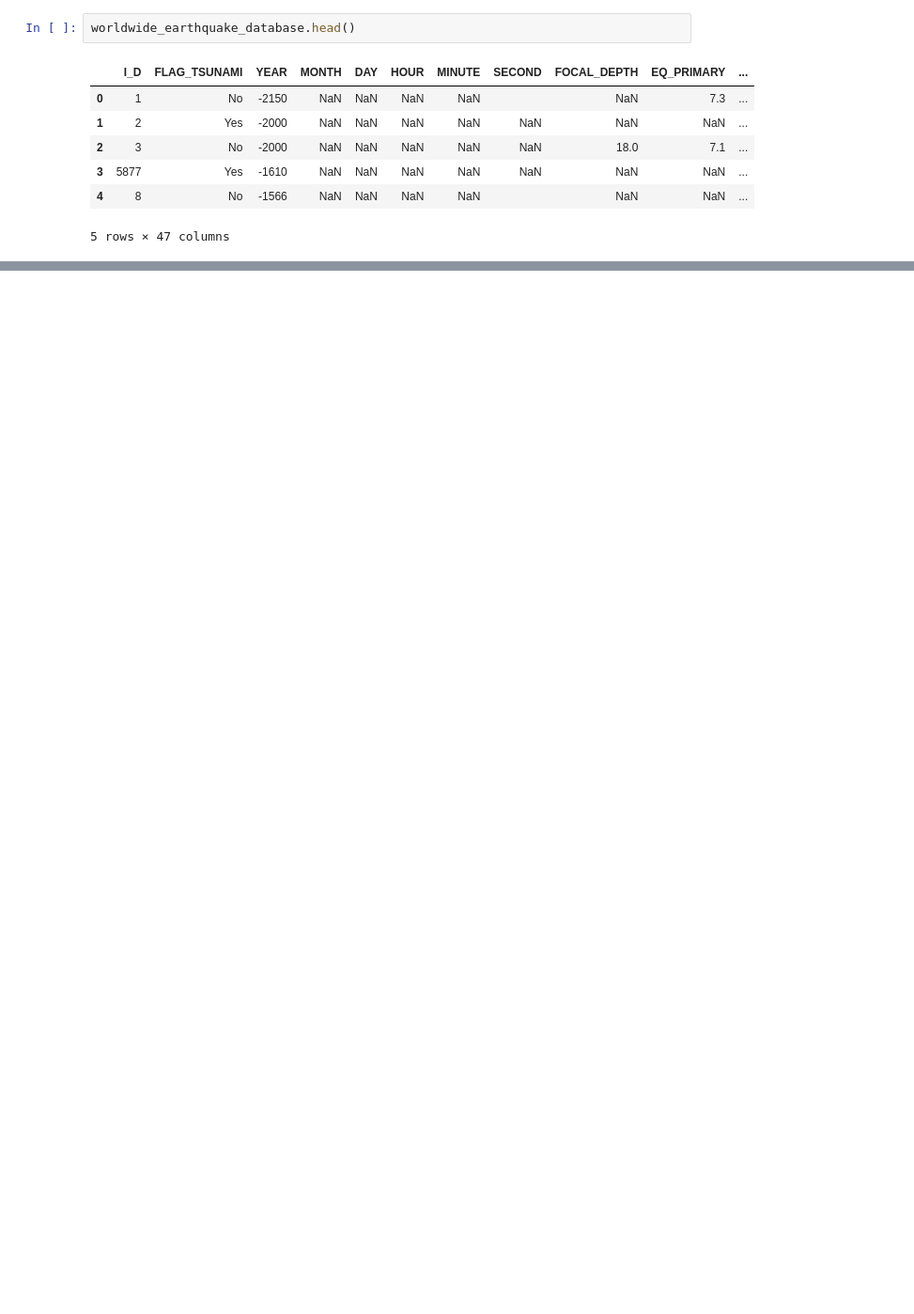
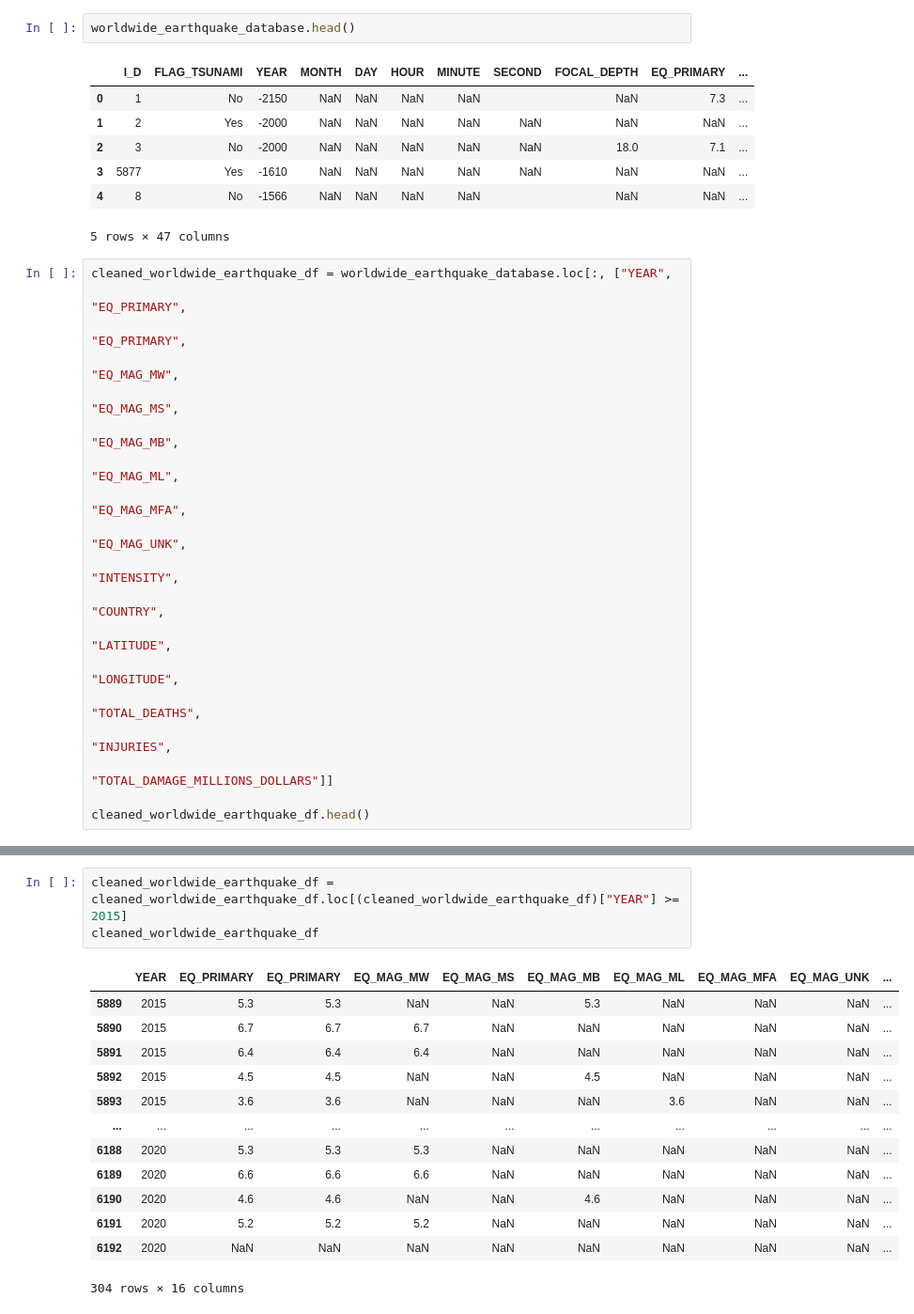
Before and after one commit to macadyls/Natural-Disaster-Support-ETL, a Jupyter notebook: data_cleaning.ipynb, the cells around one changed output, grey strips where cells are left out. Shown: that part at 94% size. Saved outputs shown, nothing was run; the diff lists cells and outputs as text; blank space fills up the shorter version.

```diff
--- a/data_cleaning.ipynb
+++ b/data_cleaning.ipynb
@@ -28,3 +72,22 @@ worldwide_earthquake_database.head()
 | 3 | 5877 | Yes | -1610 | NaN | NaN | NaN | NaN | NaN | NaN | NaN | ... |
 | 4 | 8 | No | -1566 | NaN | NaN | NaN | NaN |  | NaN | NaN | ... |
 5 rows × 47 columns
+# %%
+cleaned_worldwide_earthquake_df = worldwide_earthquake_database.loc[:, ["YEAR",
+                                                                        "EQ_PRIMARY",
+                                                                        "EQ_PRIMARY",
+                                                                        "EQ_MAG_MW",
+                                                                        "EQ_MAG_MS",
+                                                                        "EQ_MAG_MB",
+                                                                        "EQ_MAG_ML",
+                                                                        "EQ_MAG_MFA",
+                                                                        "EQ_MAG_UNK",
+                                                                        "INTENSITY",
+                                                                        "COUNTRY",
+                                                                        "LATITUDE",
+                                                                        "LONGITUDE",
+                                                                        "TOTAL_DEATHS",
+                                                                        "INJURIES",
+                                                                        "TOTAL_DAMAGE_MILLIONS_DOLLARS"]]
+
+cleaned_worldwide_earthquake_df.head()
@@ -30,0 +101,17 @@ worldwide_earthquake_database.head()
+# %%
+cleaned_worldwide_earthquake_df = cleaned_worldwide_earthquake_df.loc[(cleaned_worldwide_earthquake_df)["YEAR"] >= 2015]
+cleaned_worldwide_earthquake_df
+# %% [output]
+|  | YEAR | EQ_PRIMARY | EQ_PRIMARY | EQ_MAG_MW | EQ_MAG_MS | EQ_MAG_MB | EQ_MAG_ML | EQ_MAG_MFA | EQ_MAG_UNK | ... |
+| 5889 | 2015 | 5.3 | 5.3 | NaN | NaN | 5.3 | NaN | NaN | NaN | ... |
+| 5890 | 2015 | 6.7 | 6.7 | 6.7 | NaN | NaN | NaN | NaN | NaN | ... |
+| 5891 | 2015 | 6.4 | 6.4 | 6.4 | NaN | NaN | NaN | NaN | NaN | ... |
+| 5892 | 2015 | 4.5 | 4.5 | NaN | NaN | 4.5 | NaN | NaN | NaN | ... |
+| 5893 | 2015 | 3.6 | 3.6 | NaN | NaN | NaN | 3.6 | NaN | NaN | ... |
+| ... | ... | ... | ... | ... | ... | ... | ... | ... | ... | ... |
+| 6188 | 2020 | 5.3 | 5.3 | 5.3 | NaN | NaN | NaN | NaN | NaN | ... |
+| 6189 | 2020 | 6.6 | 6.6 | 6.6 | NaN | NaN | NaN | NaN | NaN | ... |
+| 6190 | 2020 | 4.6 | 4.6 | NaN | NaN | 4.6 | NaN | NaN | NaN | ... |
+| 6191 | 2020 | 5.2 | 5.2 | 5.2 | NaN | NaN | NaN | NaN | NaN | ... |
+| 6192 | 2020 | NaN | NaN | NaN | NaN | NaN | NaN | NaN | NaN | ... |
+304 rows × 16 columns
```
Also changed, not shown: parts of 5 cells of this notebook.
